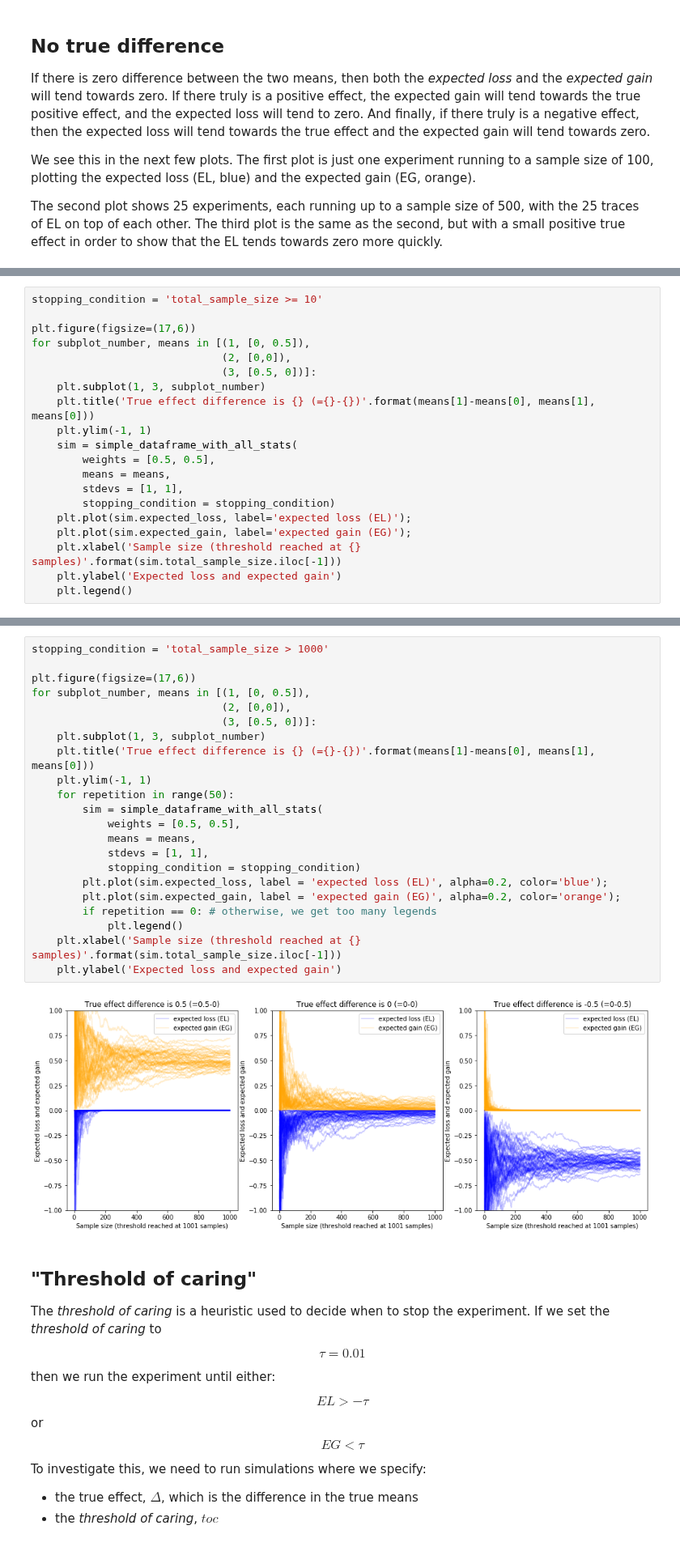
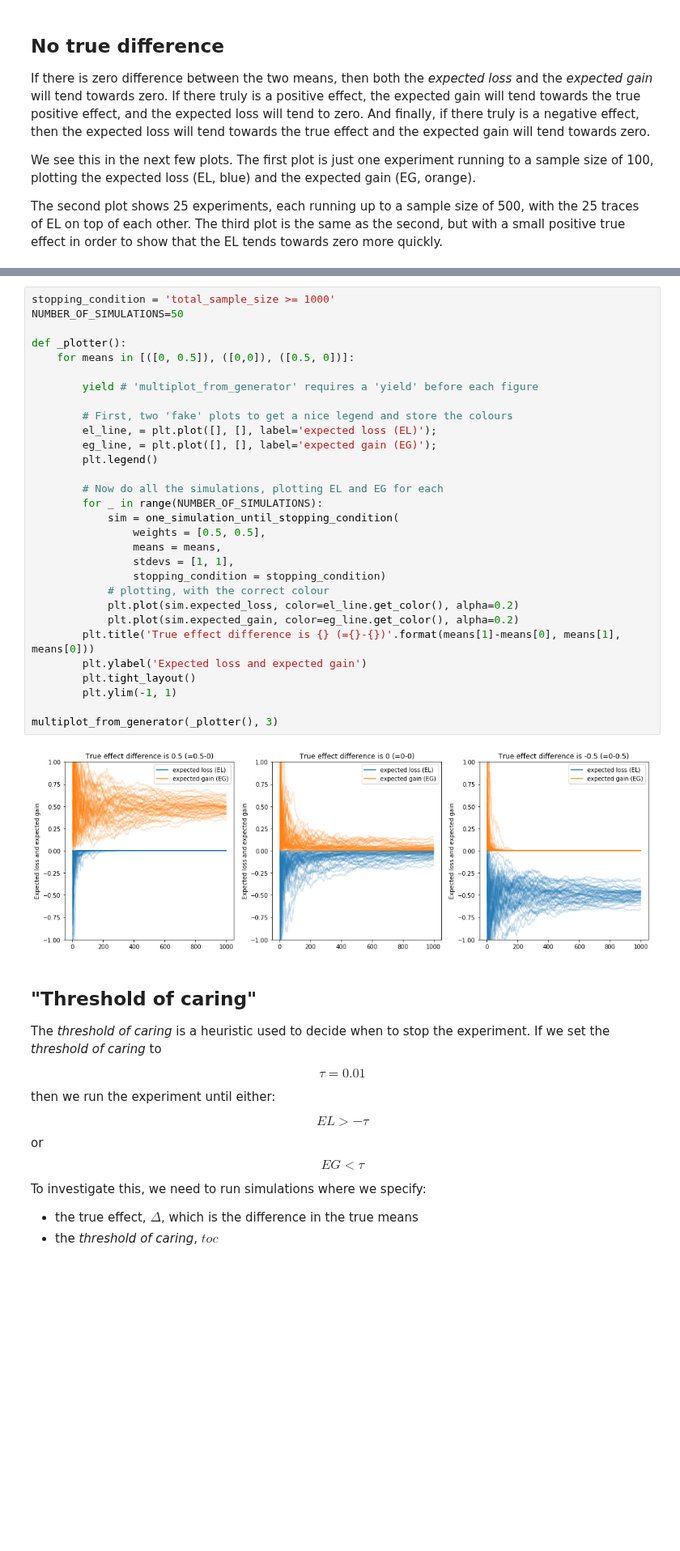
Before and after one commit to aaronmcdaid/bayesian.risk, a Jupyter notebook: notebooks/Using the Ratio Of Expected Gain to Expected Loss (REGEL) for fast A-B testing.ipynb, the cells around one changed output, grey strips where cells are left out. Shown at 81% size. Drawn from its saved outputs; the diff is of its cells as text; blank space fills up the shorter version.

```diff
--- a/notebooks/Using the Ratio Of Expected Gain to Expected Loss (REGEL) for fast A-B testing.ipynb
+++ b/notebooks/Using the Ratio Of Expected Gain to Expected Loss (REGEL) for fast A-B testing.ipynb
@@ -52,20 +48,0 @@ multiplot_from_generator(my_generator(), 3)
-# %%
-stopping_condition = 'total_sample_size >= 10'
-
-plt.figure(figsize=(17,6))
-for subplot_number, means in [(1, [0, 0.5]),
-                              (2, [0,0]),
-                              (3, [0.5, 0])]:
-    plt.subplot(1, 3, subplot_number)
-    plt.title('True effect difference is {} (={}-{})'.format(means[1]-means[0], means[1], means[0]))
-    plt.ylim(-1, 1)
-    sim = simple_dataframe_with_all_stats(
-        weights = [0.5, 0.5],
-        means = means,
-        stdevs = [1, 1],
-        stopping_condition = stopping_condition)
-    plt.plot(sim.expected_loss, label='expected loss (EL)');
-    plt.plot(sim.expected_gain, label='expected gain (EG)');
-    plt.xlabel('Sample size (threshold reached at {} samples)'.format(sim.total_sample_size.iloc[-1]))
-    plt.ylabel('Expected loss and expected gain')
-    plt.legend()
@@ -74,27 +49,35 @@ for subplot_number, means in [(1, [0, 0.5]),
-# %%
-stopping_condition = 'total_sample_size > 1000'
-
-plt.figure(figsize=(17,6))
-for subplot_number, means in [(1, [0, 0.5]),
-                              (2, [0,0]),
-                              (3, [0.5, 0])]:
-    plt.subplot(1, 3, subplot_number)
-    plt.title('True effect difference is {} (={}-{})'.format(means[1]-means[0], means[1], means[0]))
-    plt.ylim(-1, 1)
-    for repetition in range(50):
-        sim = simple_dataframe_with_all_stats(
-            weights = [0.5, 0.5],
-            means = means,
-            stdevs = [1, 1],
-            stopping_condition = stopping_condition)
-        plt.plot(sim.expected_loss, label = 'expected loss (EL)', alpha=0.2, color='blue');
-        plt.plot(sim.expected_gain, label = 'expected gain (EG)', alpha=0.2, color='orange');
-        if repetition == 0: # otherwise, we get too many legends
-            plt.legend()
-    plt.xlabel('Sample size (threshold reached at {} samples)'.format(sim.total_sample_size.iloc[-1]))
-    plt.ylabel('Expected loss and expected gain')
-# %% [output]
-[figure, removed]
+# %%
+stopping_condition = 'total_sample_size >= 1000'
+NUMBER_OF_SIMULATIONS=50
+
+def _plotter():
+    for means in [([0, 0.5]), ([0,0]), ([0.5, 0])]:
+
+        yield # 'multiplot_from_generator' requires a 'yield' before each figure
+
+        # First, two 'fake' plots to get a nice legend and store the colours
+        el_line, = plt.plot([], [], label='expected loss (EL)');
+        eg_line, = plt.plot([], [], label='expected gain (EG)');
+        plt.legend()
+
+        # Now do all the simulations, plotting EL and EG for each
+        for _ in range(NUMBER_OF_SIMULATIONS):
+            sim = one_simulation_until_stopping_condition(
+                weights = [0.5, 0.5],
+                means = means,
+                stdevs = [1, 1],
+                stopping_condition = stopping_condition)
+            # plotting, with the correct colour
+            plt.plot(sim.expected_loss, color=el_line.get_color(), alpha=0.2)
+            plt.plot(sim.expected_gain, color=eg_line.get_color(), alpha=0.2)
+        plt.title('True effect difference is {} (={}-{})'.format(means[1]-means[0], means[1], means[0]))
+        plt.ylabel('Expected loss and expected gain')
+        plt.tight_layout()
+        plt.ylim(-1, 1)
+
+multiplot_from_generator(_plotter(), 3)
+# %% [output]
+[figure, added]
 # %% [markdown]
 ## "Threshold of caring"
 
```
Also changed, not shown: parts of 5 cells of this notebook.
